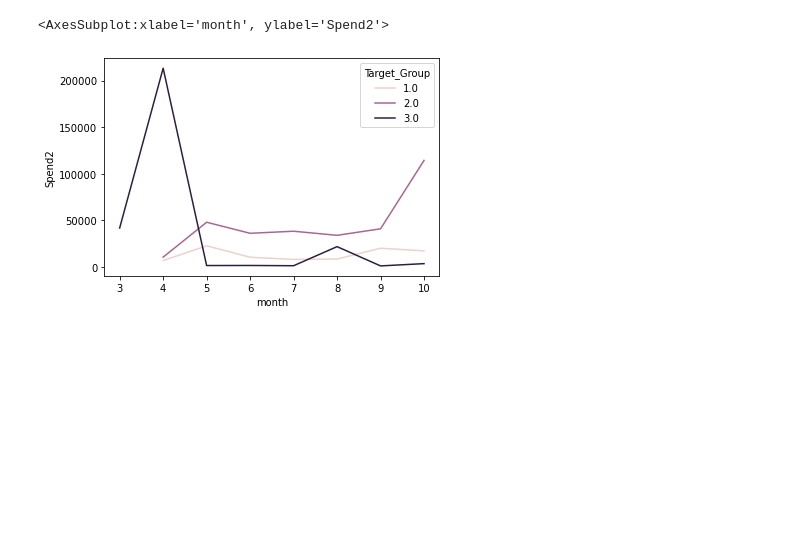
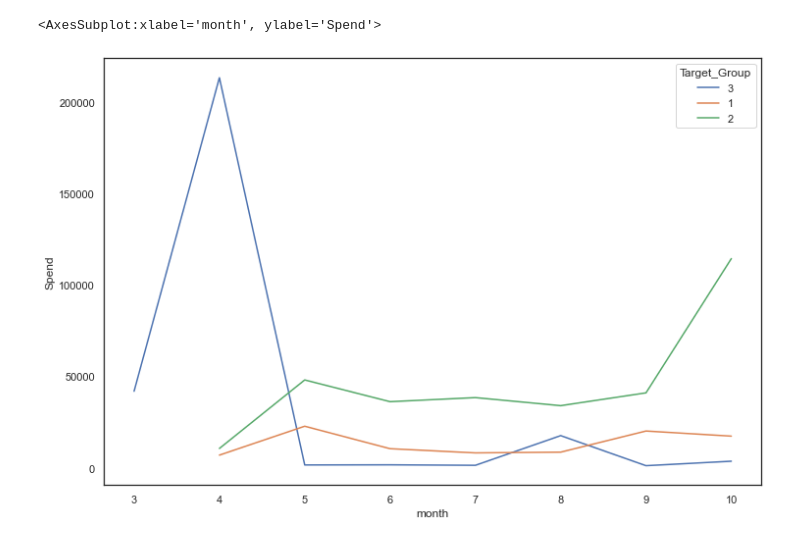
Before and after one commit to DA-Diversify/01_cleaning-and-EDA, a Jupyter notebook: Creative - Cleaned.ipynb, the cells around one changed output. Saved outputs shown, nothing was run; the diff lists cells and outputs as text; code cells hidden in the pictures; blank space fills up the shorter version.

```diff
--- a/Creative - Cleaned.ipynb
+++ b/Creative - Cleaned.ipynb
@@ -174,0 +297,5 @@ creative_cleaned.describe()
+# %%
+# Ad_Format= 'No lock campaign' checked against Campaign to replace with correct ad format.
+df.loc[df['Campaign'].str.contains(pat='No Lock Campaign - Carousel'), 'Ad_Format'] = 'Carousel'
+df.loc[df['Campaign'].str.contains(pat='No Lock Campaign - Single DSC'), 'Ad_Format'] = 'Single image'
+df.drop(df[df['Ad_Format'] == 'No lock campaign'].index, inplace=True)
@@ -174,0 +339,8 @@ creative_cleaned.describe()
+# %%
+# Create new column Target_Group and assign Audience as per target group
+audience_dict ={'1':'1', '2':'1', '3':'1',
+               '4':'2', '5':'2',
+               'General Targetting':'3'}
+
+# Add a new column named 'Target_Group'
+df['Target_Group'] = df['Audience'].map(audience_dict)
@@ -312,6 +427,6 @@ sns.scatterplot(data=creative_cleaned[creative_cleaned['Target_Group'] == 1],
 # %%
 from datetime import datetime
 # %%
-creative_cleaned['month'] = creative_cleaned['Date'].dt.month
-creative_cleaned
+df['month'] = df['Date'].dt.month
+df
 # %% [output]
@@ -352,4 +467,4 @@ summary
 # %%
-summary2 = creative_cleaned.groupby(['month', 'Target_Group'])[['Spend2']].sum().reset_index()
-summary2
+spend_per_month = df.groupby(['month', 'Target_Group'])[['Spend']].sum().reset_index()
+spend_per_month
 # %% [output]
@@ -379,7 +494,7 @@ sns.lineplot(x = 'month', y = 'Clicks', hue = 'Target_Group', data = summary,
 # %%
-sns.lineplot(x = 'month', y = 'Spend2', hue = 'Target_Group', data = summary2,
-                    ci = None)
+sns.lineplot(x = 'month', y = 'Spend', hue = 'Target_Group',
+             data = spend_per_month, ci = None)
 # %% [output]
-<AxesSubplot:xlabel='month', ylabel='Spend2'>
+<AxesSubplot:xlabel='month', ylabel='Spend'>
-[figure, old version]
+[figure, new version]
 # %%
```
Also changed, not shown: parts of 64 cells of this notebook.
